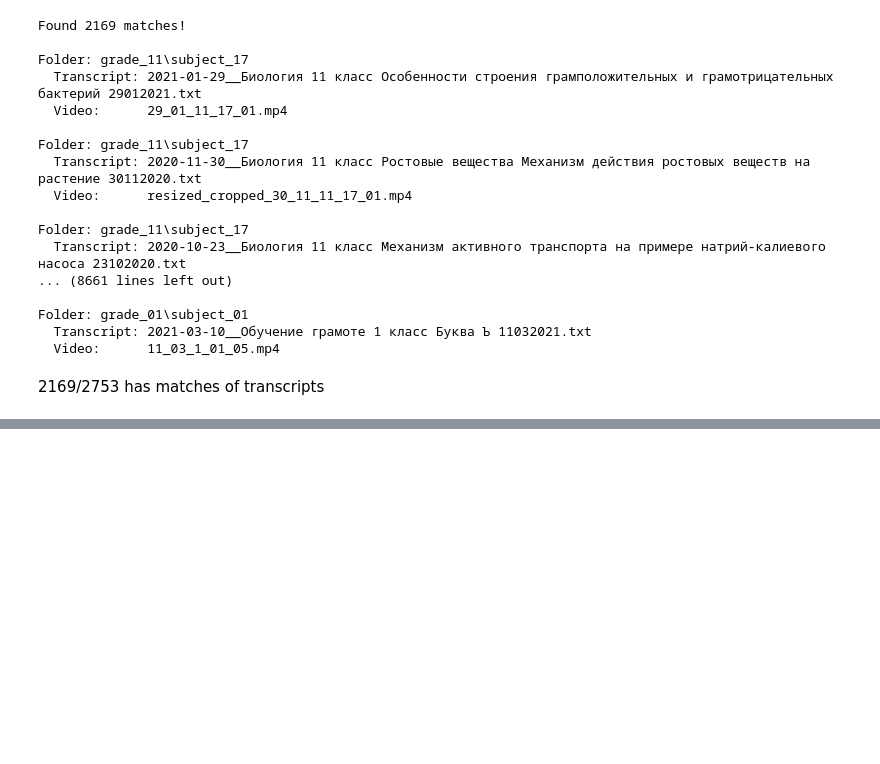
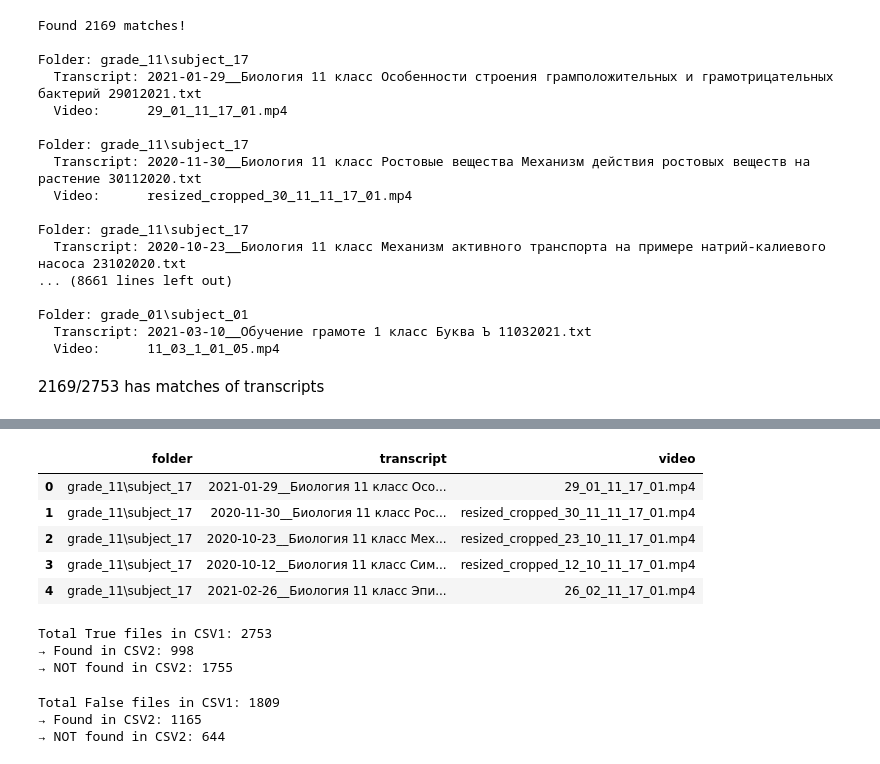
Before and after one commit to Figusama/data-annotation-aiym, a Jupyter notebook: matching.ipynb, the cells around one changed output, grey strips where cells are left out. Cells and saved outputs as stored; diff of their text form; code cells hidden in the pictures; blank space fills up the shorter version.

```diff
--- a/matching.ipynb
+++ b/matching.ipynb
@@ -90,0 +102,73 @@ df.to_csv("matches.csv", index=False)
+# %%
+df.head()
+# %% [output]
+|  | folder | transcript | video |
+| 0 | grade_11\subject_17 | 2021-01-29__Биология 11 класс Осо... | 29_01_11_17_01.mp4 |
+| 1 | grade_11\subject_17 | 2020-11-30__Биология 11 класс Рос... | resized_cropped_30_11_11_17_01.mp4 |
+| 2 | grade_11\subject_17 | 2020-10-23__Биология 11 класс Мех... | resized_cropped_23_10_11_17_01.mp4 |
+| 3 | grade_11\subject_17 | 2020-10-12__Биология 11 класс Сим... | resized_cropped_12_10_11_17_01.mp4 |
+| 4 | grade_11\subject_17 | 2021-02-26__Биология 11 класс Эпи... | 26_02_11_17_01.mp4 |
+# %%
+import pandas as pd
+
+# 1. Load your CSV files
+df2 = pd.read_csv('matches.csv')
+df1 = pd.read_csv('master_audio_exist.csv')
+
+# --- CONFIGURATION: Replace these with your actual column names ---
+csv1_filename_col = 'filename'  # The filename column name in csv1
+csv1_bool_col = 'exist_bool'   # The boolean column name in csv1
+csv2_filename_col = 'video'  # The filename column name in csv2
+# -----------------------------------------------------------------
+
+# 2. Filter csv1 to keep only rows where the boolean column is True
+df1_true = df1[df1[csv1_bool_col] == True]
+
+# 3. Separate into files that are in csv2 and files that are not
+in_csv2 = df1_true[df1_true[csv1_filename_col].isin(df2[csv2_filename_col])]
+not_in_csv2 = df1_true[~df1_true[csv1_filename_col].isin(df2[csv2_filename_col])]
+
+# 4. Print out the summaries
+print(f"Total True files in CSV1: {len(df1_true)}")
+print(f"→ Found in CSV2: {len(in_csv2)}")
+print(f"→ NOT found in CSV2: {len(not_in_csv2)}")
+
+# 5. Save the results into new CSV files
+in_csv2.to_csv('true_and_in_csv2.csv', index=False)
+not_in_csv2.to_csv('true_but_not_in_csv2.csv', index=False)
+# %% [output]
+Total True files in CSV1: 2753
+→ Found in CSV2: 998
+→ NOT found in CSV2: 1755
+# %%
+import pandas as pd
+
+# 1. Load your CSV files
+df2 = pd.read_csv('matches.csv')
+df1 = pd.read_csv('master_audio_exist.csv')
+
+# --- CONFIGURATION: Replace these with your actual column names ---
+csv1_filename_col = 'filename'  # The filename column name in csv1
+csv1_bool_col = 'exist_bool'   # The boolean column name in csv1
+csv2_filename_col = 'video'  # The filename column name in csv2
+# -----------------------------------------------------------------
+
+# 2. Filter csv1 to keep only rows where the boolean column is True
+df1_true = df1[df1[csv1_bool_col] == False]
+
+# 3. Separate into files that are in csv2 and files that are not
+in_csv2 = df1_true[df1_true[csv1_filename_col].isin(df2[csv2_filename_col])]
+not_in_csv2 = df1_true[~df1_true[csv1_filename_col].isin(df2[csv2_filename_col])]
+
+# 4. Print out the summaries
+print(f"Total False files in CSV1: {len(df1_true)}")
+print(f"→ Found in CSV2: {len(in_csv2)}")
+print(f"→ NOT found in CSV2: {len(not_in_csv2)}")
+
+# 5. Save the results into new CSV files
+in_csv2.to_csv('false_and_in_csv2.csv', index=False)
+not_in_csv2.to_csv('false_but_not_in_csv2.csv', index=False)
+# %% [output]
+Total False files in CSV1: 1809
+→ Found in CSV2: 1165
+→ NOT found in CSV2: 644
```
Also changed, not shown: parts of 1 cell of this notebook, 4 other files.
